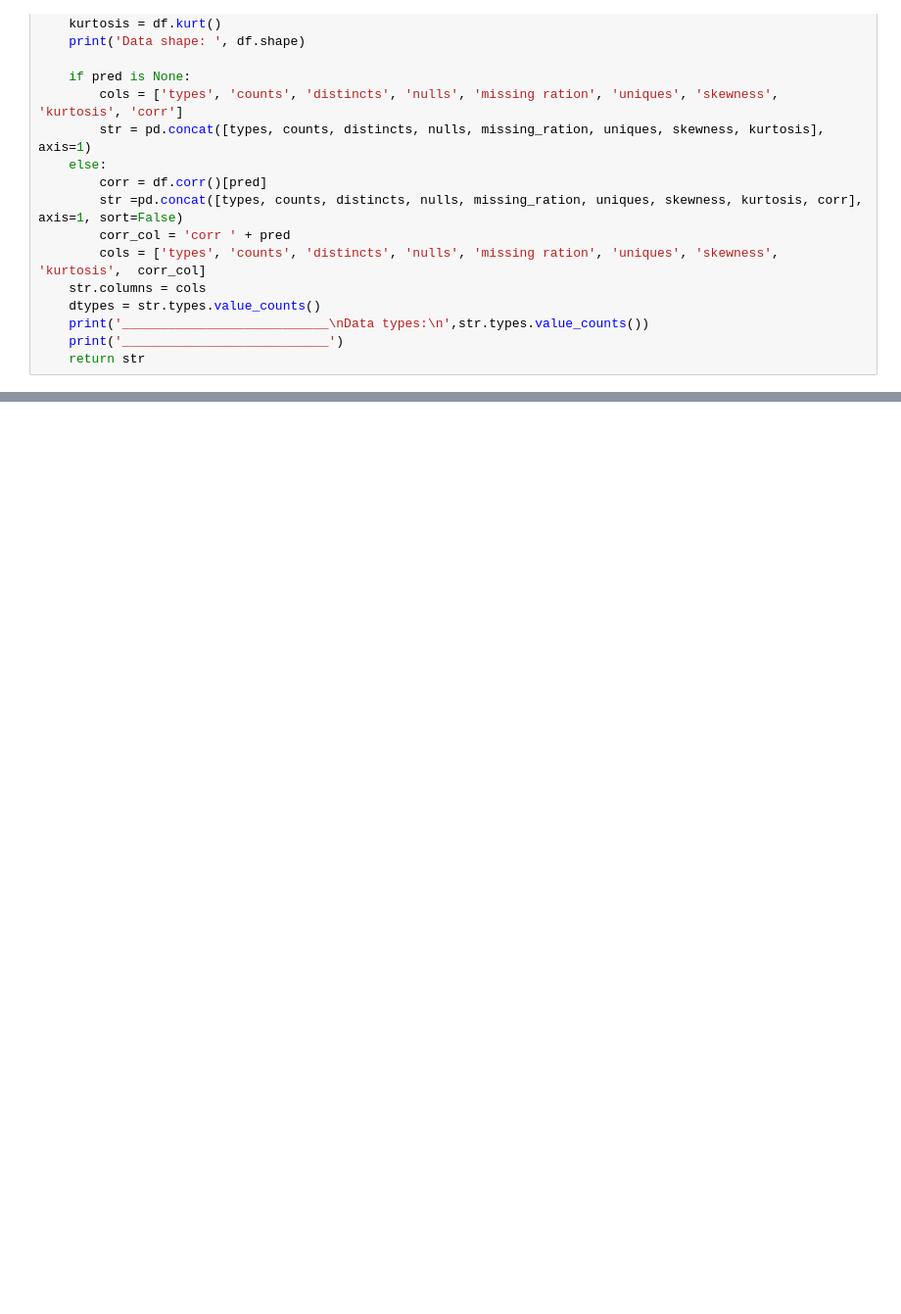
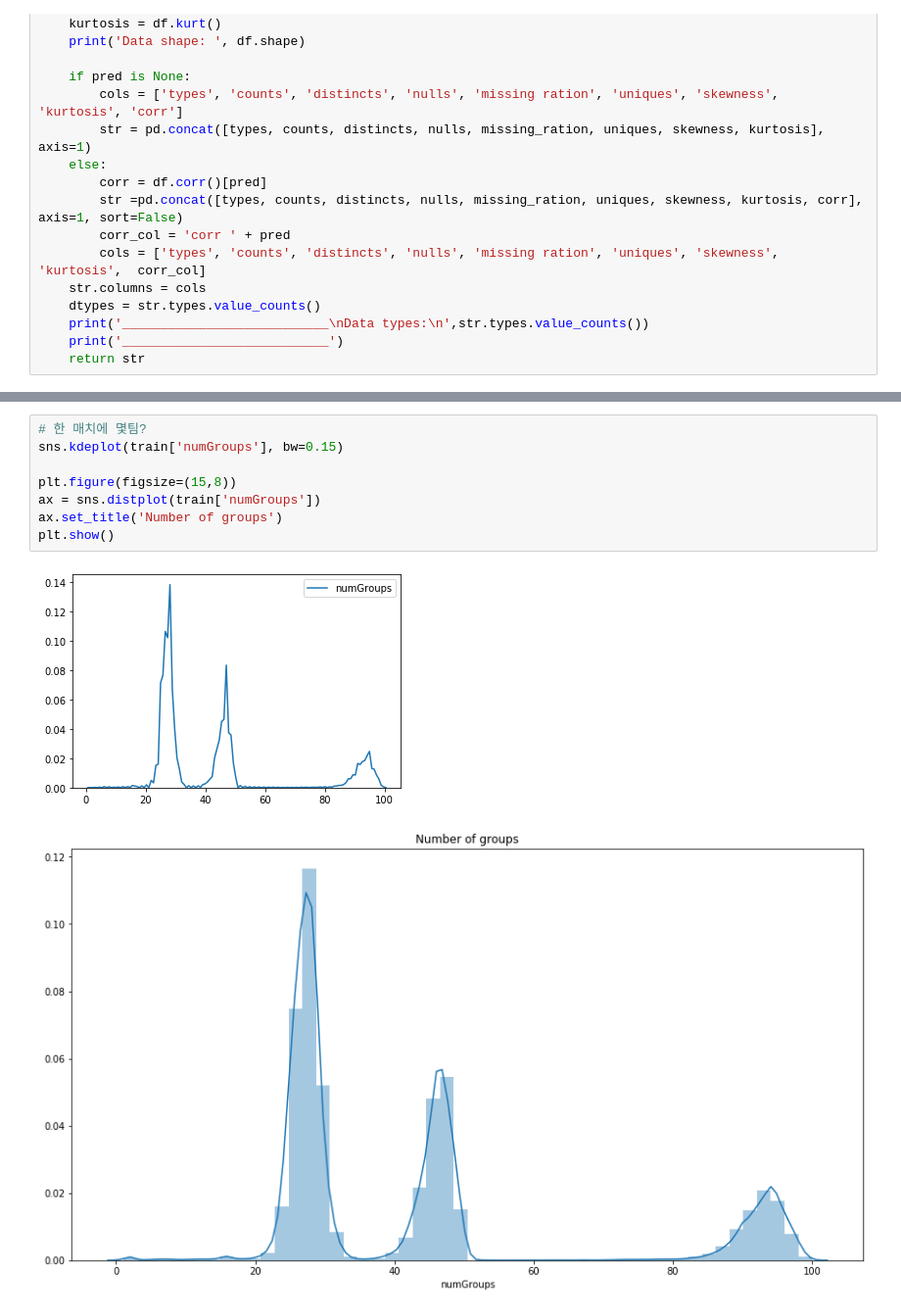
Before and after one commit to shjas94/SMU_ML, a Jupyter notebook: smu_ml.ipynb, the cells around one changed output, grey strips where cells are left out. Shown: that part at 98% size. Saved outputs shown, nothing was run; the diff lists cells and outputs as text; blank space fills up the shorter version.

```diff
--- a/smu_ml.ipynb
+++ b/smu_ml.ipynb
@@ -234,0 +218,11 @@ Shrink model to first 3979 iterations.
+# %%
+# 한 매치에 몇팀?
+sns.kdeplot(train['numGroups'], bw=0.15)
+
+plt.figure(figsize=(15,8))
+ax = sns.distplot(train['numGroups'])
+ax.set_title('Number of groups')
+plt.show()
+# %% [output]
+[figure, added]
+[figure, added]
```
Also changed, not shown: parts of 91 cells of this notebook.
